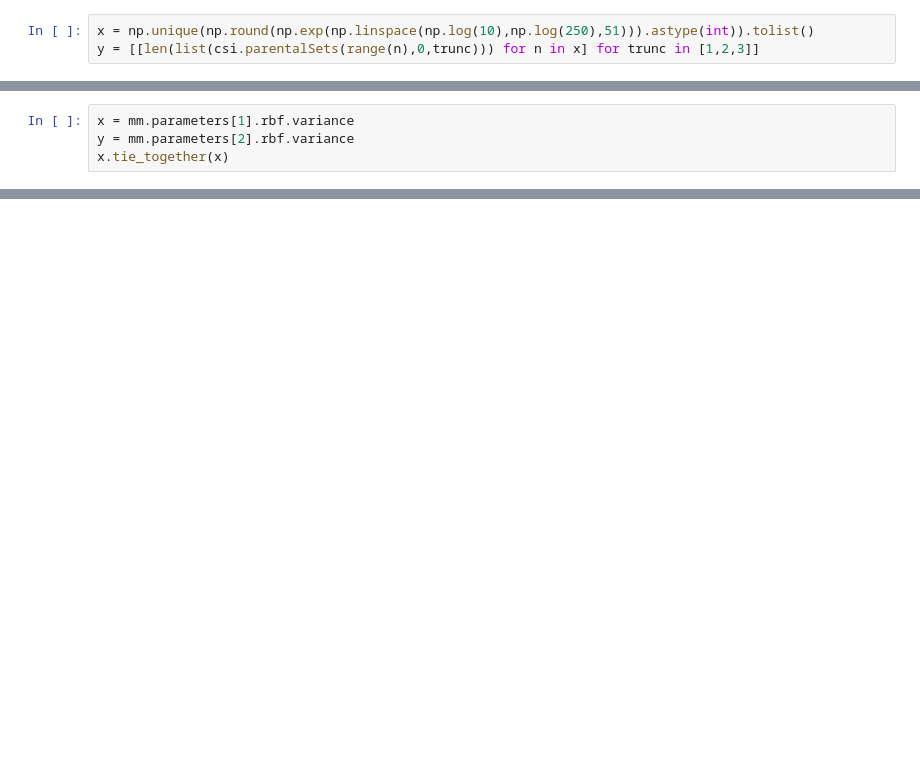
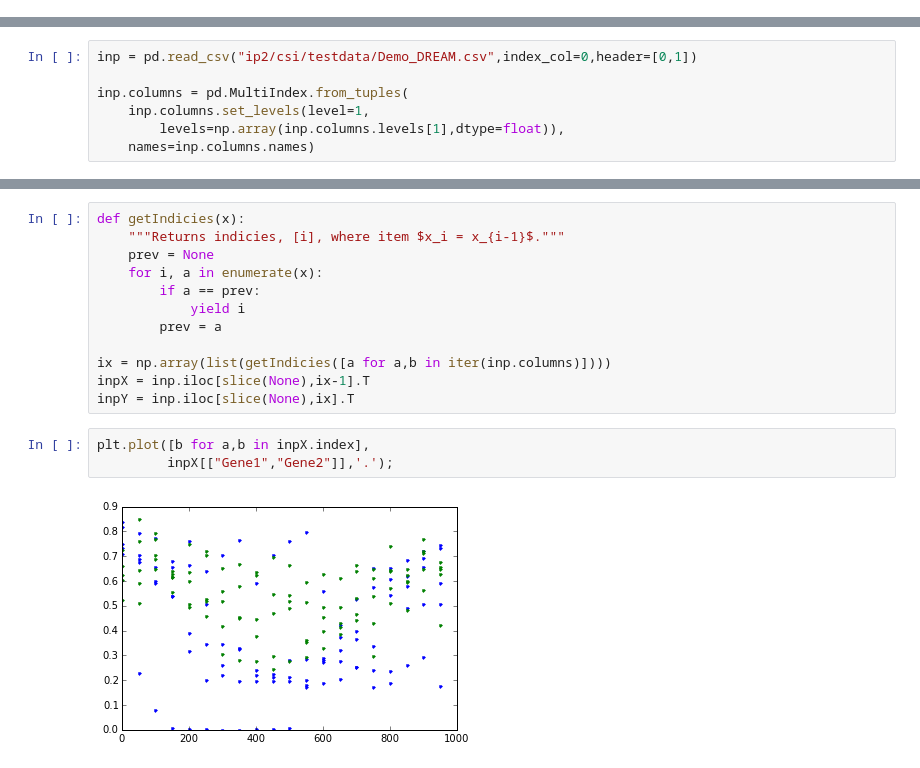
Before and after one commit to smason/ip2, a Jupyter notebook: csi.ipynb, the cells around one changed output, grey strips where cells are left out. Saved outputs shown, nothing was run; the diff lists cells and outputs as text; blank space fills up the shorter version.

```diff
--- a/csi.ipynb
+++ b/csi.ipynb
@@ -35,3 +11,0 @@ plt.plot(inp.data[0,:],inp.data[10,:],'o--');
-# %%
-x = np.unique(np.round(np.exp(np.linspace(np.log(10),np.log(250),51))).astype(int)).tolist()
-y = [[len(list(csi.parentalSets(range(n),0,trunc))) for n in x] for trunc in [1,2,3]]
@@ -103,4 +11,0 @@ tie_together() method of GPy.core.parameterization.ties_and_remappings.Tie insta
-# %%
-x = mm.parameters[1].rbf.variance
-y = mm.parameters[2].rbf.variance
-x.tie_together(x)
@@ -115,0 +14,7 @@ plt.plot(X,Y,'.');
+# %%
+inp = pd.read_csv("ip2/csi/testdata/Demo_DREAM.csv",index_col=0,header=[0,1])
+
+inp.columns = pd.MultiIndex.from_tuples(
+    inp.columns.set_levels(level=1,
+        levels=np.array(inp.columns.levels[1],dtype=float)),
+    names=inp.columns.names)
@@ -115,0 +41,17 @@ plt.plot(X,Y,'.');
+# %%
+def getIndicies(x):
+    """Returns indicies, [i], where item $x_i = x_{i-1}$."""
+    prev = None
+    for i, a in enumerate(x):
+        if a == prev:
+            yield i
+        prev = a
+
+ix = np.array(list(getIndicies([a for a,b in iter(inp.columns)])))
+inpX = inp.iloc[slice(None),ix-1].T
+inpY = inp.iloc[slice(None),ix].T
+# %%
+plt.plot([b for a,b in inpX.index],
+         inpX[["Gene1","Gene2"]],'.');
+# %% [output]
+[figure, added]
```
Also changed, not shown: parts of 21 cells of this notebook.
